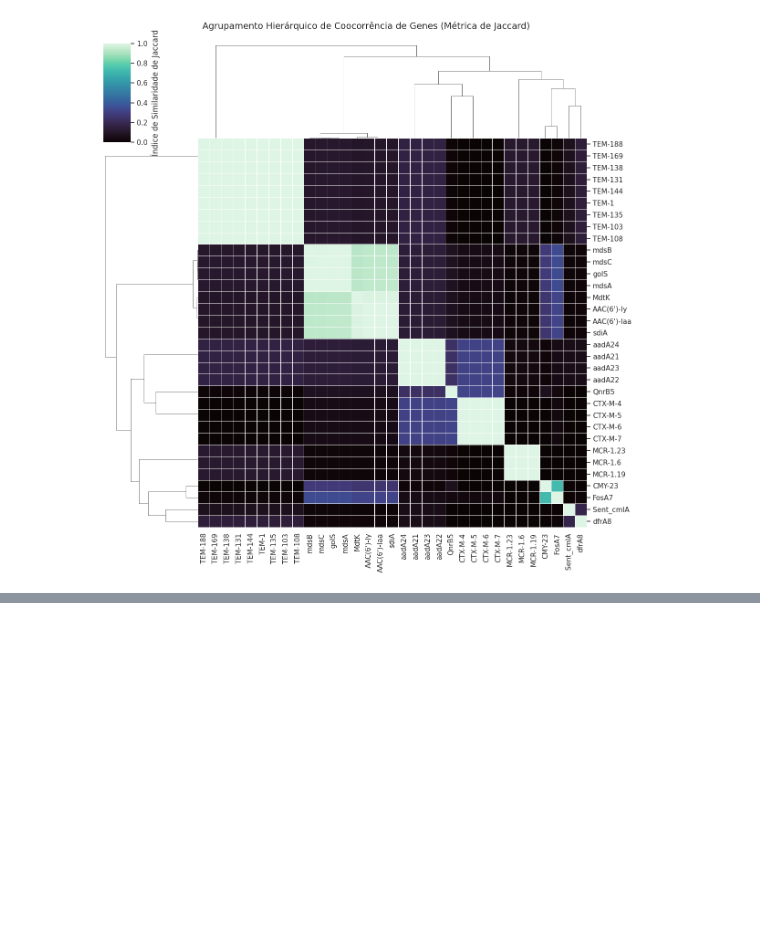
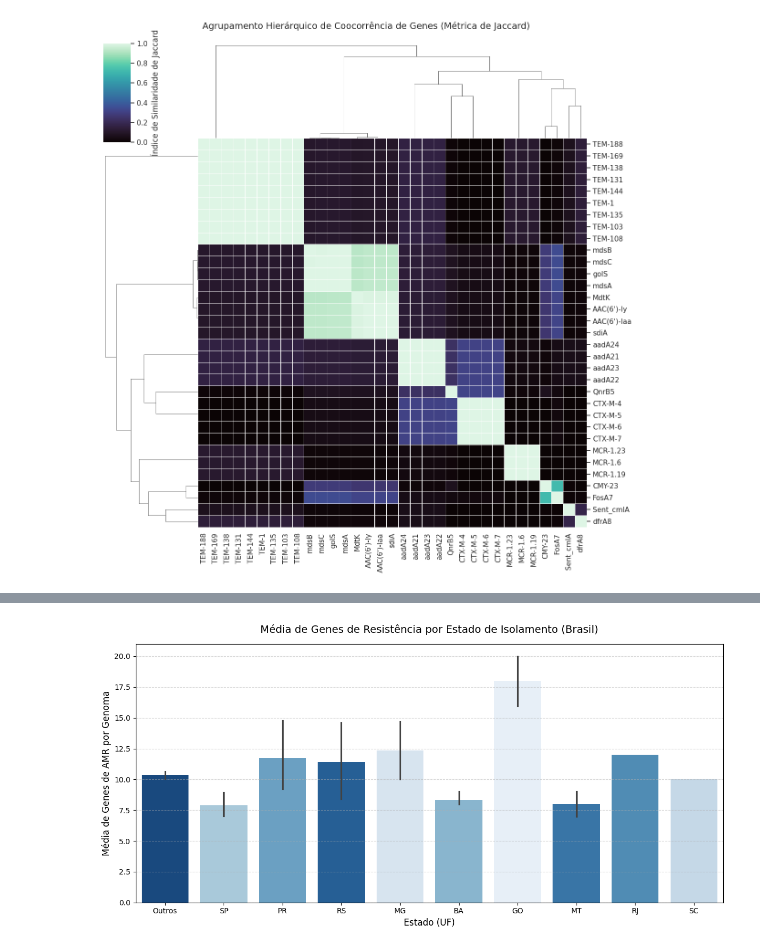
Before and after one commit to Nathanamarante/ResistoMap, a Jupyter notebook: ResistoMap.ipynb, the cells around one changed output, grey strips where cells are left out. Drawn from its saved outputs; the diff is of its cells as text; code cells hidden in the pictures; blank space fills up the shorter version.

```diff
--- a/ResistoMap.ipynb
+++ b/ResistoMap.ipynb
@@ -2102,0 +2312,93 @@ plt.show()
+# %%
+# --- CONFIGURAÇÃO DE CAMINHOS ---
+pasta_dados = "/content/drive/MyDrive/Colab Notebooks/ResistoMap/NCBI Salmonella Enterica/data_arquivos"
+caminho_matriz = os.path.join(pasta_dados, "7_matriz_presenca_ausencia", "matriz_presenca_ausencia_amr.csv")
+caminho_metadados = os.path.join(pasta_dados, "5_remoção_duplicatas", "remoção_duplicatas.csv")
+pasta_saida_vis = os.path.join(pasta_dados, "10_visualizacao_resultados")
+os.makedirs(pasta_saida_vis, exist_ok=True)
+
+# Carregar dados
+matriz_amr = pd.read_csv(caminho_matriz, index_col="BioSample")
+df_metadados = pd.read_csv(caminho_metadados)
+
+# Calcular a abundância de genes por amostra
+contagem_genes = matriz_amr.sum(axis=1).rename("Abundancia")
+
+# Unir contagem com metadados temporais e espaciais
+df_geo_temp = df_metadados[["BioSample", "Location", "Year"]].merge(contagem_genes, on="BioSample", how="inner")
+
+# --- 1. PADRONIZAÇÃO GEOGRÁFICA (ESTADOS DO BRASIL) ---
+dicionario_estados = {
+    "sao paulo": "SP", "sp": "SP", "so paulo": "SP",
+    "parana": "PR", "pr": "PR",
+    "minas gerais": "MG", "mg": "MG",
+    "rio grande do sul": "RS", "rs": "RS",
+    "goias": "GO", "go": "GO",
+    "mato grosso": "MT", "mt": "MT",
+    "santa catarina": "SC", "sc": "SC",
+    "rio de janeiro": "RJ", "rj": "RJ",
+    "bahia": "BA", "ba": "BA",
+    "pernambuco": "PE", "pe": "PE"
+}
+
+def mapear_estado(loc):
+    if pd.isna(loc):
+        return "Desconhecido"
+    loc_lower = str(loc).lower()
+    for chave, sigla in dicionario_estados.items():
+        if chave in loc_lower:
+            return sigla
+    return "Outros"
+
+df_geo_temp["Estado"] = df_geo_temp["Location"].apply(mapear_estado)
+
+# --- 2. PLOT 1: ANÁLISE GEOGRÁFICA ---
+plt.figure(figsize=(12, 6))
+# Ordenar estados por número de amostras para representatividade
+estados_ordenados = df_geo_temp["Estado"].value_counts().index
+sns.barplot(
+    x="Estado", y="Abundancia",
+    data=df_geo_temp,
+    order=estados_ordenados,
+    palette="Blues_r",
+    errorbar="ci",
+    hue="Estado",
+    legend=False
+)
+plt.title("Média de Genes de Resistência por Estado de Isolamento (Brasil)", fontsize=14, pad=15)
+plt.xlabel("Estado (UF)", fontsize=12)
+plt.ylabel("Média de Genes de AMR por Genoma", fontsize=12)
+plt.grid(axis='y', linestyle='--', alpha=0.5)
+plt.tight_layout()
+
+caminho_fig_geo = os.path.join(pasta_saida_vis, "distribuicao_geografica_amr.png")
+plt.savefig(caminho_fig_geo, dpi=300)
+plt.show()
+print(f"Gráfico geográfico salvo em: {caminho_fig_geo}")
+
+# --- 3. PLOT 2: ANÁLISE TEMPORAL ---
+# Filtrar anos inconsistentes caso existam
+df_temp_filtrado = df_geo_temp[df_geo_temp["Year"].astype(str).str.isnumeric()]
+df_temp_filtrado = df_temp_filtrado[df_temp_filtrado["Year"].astype(int) <= 2026]
+
+plt.figure(figsize=(12, 6))
+sns.lineplot(
+    x="Year", y="Abundancia",
+    data=df_temp_filtrado.sort_values("Year"),
+    marker="o",
+    color="crimson",
+    linewidth=2.5,
+    errorbar="ci"
+)
+plt.title("Evolução Temporal da Carga de Resistência (2015 - 2026)", fontsize=14, pad=15)
+plt.xlabel("Ano de Registro", fontsize=12)
+plt.ylabel("Média de Genes de AMR por Genoma", fontsize=12)
+plt.grid(True, linestyle='--', alpha=0.5)
+plt.tight_layout()
+
+caminho_fig_temp = os.path.join(pasta_saida_vis, "evolucao_temporal_amr.png")
+plt.savefig(caminho_fig_temp, dpi=300)
+plt.show()
+print(f"Gráfico temporal salvo em: {caminho_fig_temp}")
+# %% [output]
+[figure, added]
```
Also changed, not shown: parts of 14 cells of this notebook.
